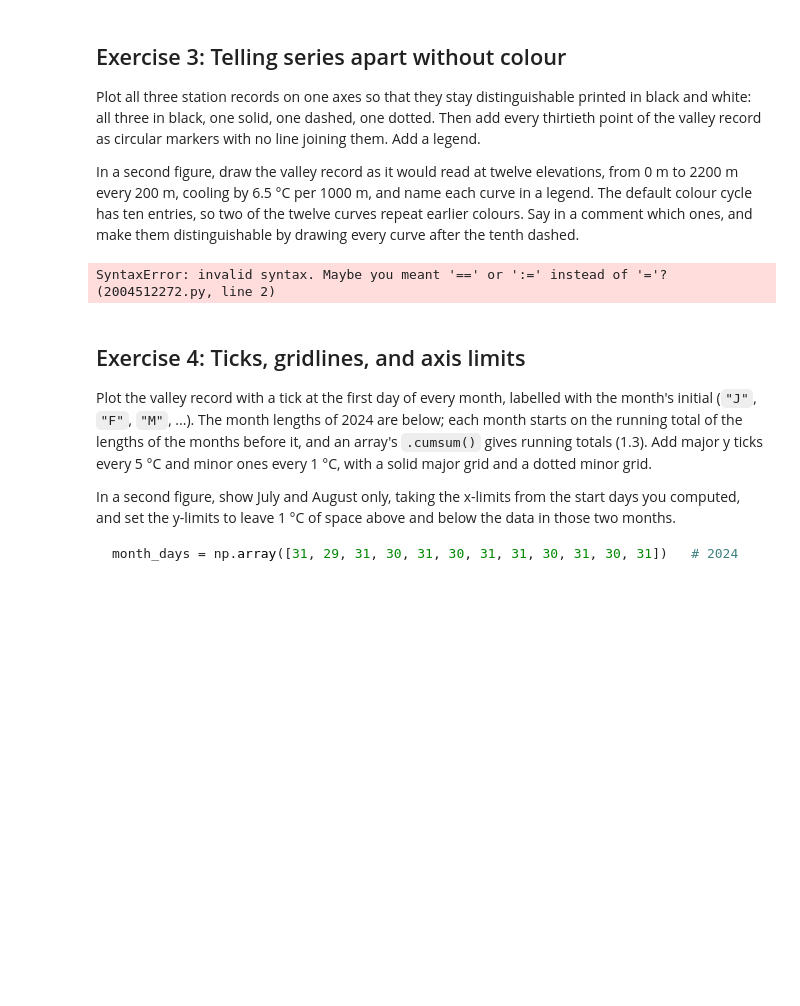
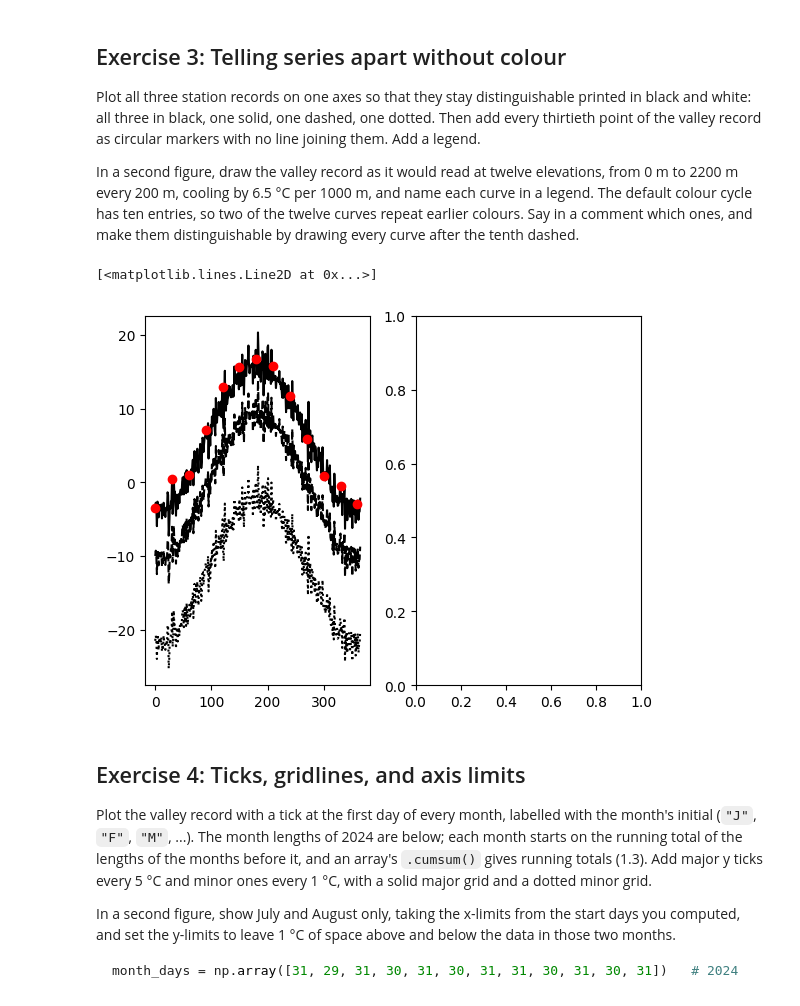
Before and after one commit to cindymonnet/2026_Intro_Python, a Jupyter notebook: live/part-I/1.4-matplotlib-and-xarray-practice-exercises.ipynb, the cells around one changed output. Drawn from its saved outputs; the diff is of its cells as text; code cells hidden in the pictures; blank space fills up the shorter version.

```diff
--- a/live/part-I/1.4-matplotlib-and-xarray-practice-exercises.ipynb
+++ b/live/part-I/1.4-matplotlib-and-xarray-practice-exercises.ipynb
@@ -97,9 +97,13 @@ colour cycle has ten entries, so two of the twelve curves repeat earlier colours
 which ones, and make them distinguishable by drawing every curve after the tenth dashed.
 # %%
 fig, axes = plt.subplots(ncols=2)
-axes[0].plot(days, [(valley_celsius, linestyle="solid"), (ridge_celsius, linestyle="dashed"), (mountain_celsius, linestyle="dotted")])
+axes[0].plot(days, valley_celsius, color="k", linestyle="solid", label="Daily sample")             # one line per variable otherwise error
+axes[0].plot(days[::30], valley_celsius[::30], color="r", linestyle="none", marker="o", label="Monthly sample")
+axes[0].plot(days, ridge_celsius, color="k", linestyle="dashed", label="Daily sample")
+axes[0].plot(days, mountain_celsius, color="k", linestyle="dotted", label="Daily sample")
 # %% [output]
-SyntaxError: invalid syntax. Maybe you meant '==' or ':=' instead of '='? (2004512272.py, line 2)
+[<matplotlib.lines.Line2D at 0x...>]
+[figure, added]
 # %% [markdown]
 ## Exercise 4: Ticks, gridlines, and axis limits
 
```
